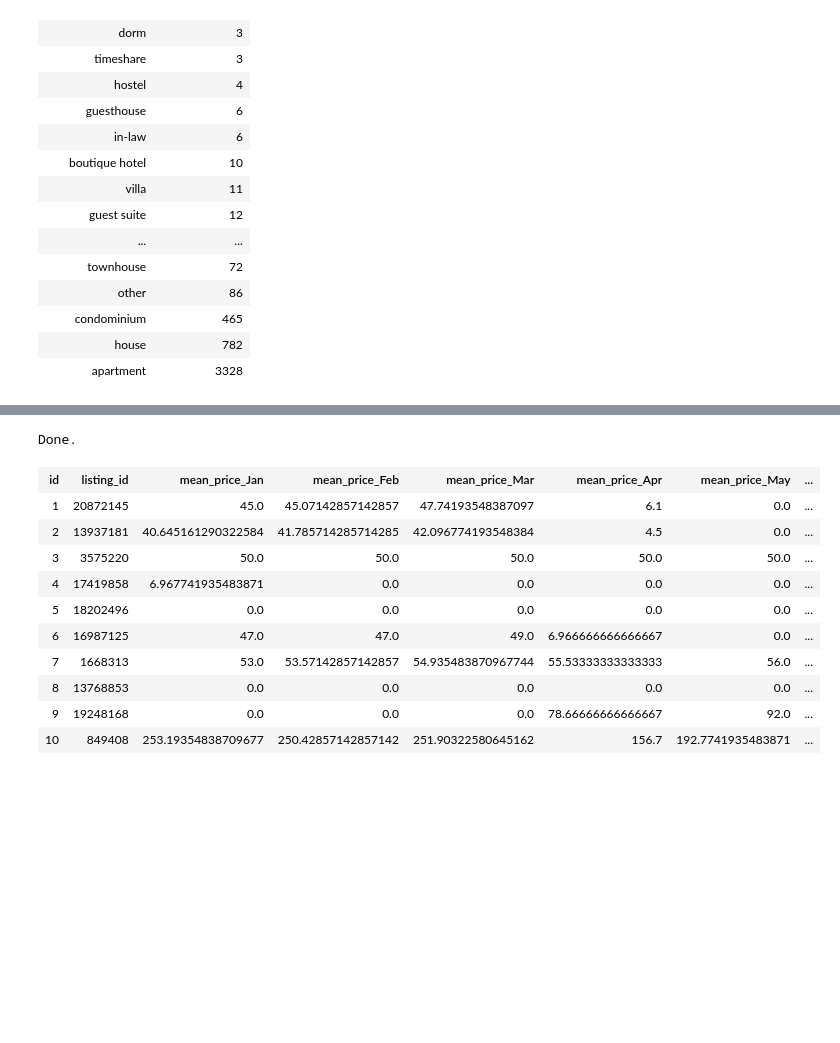
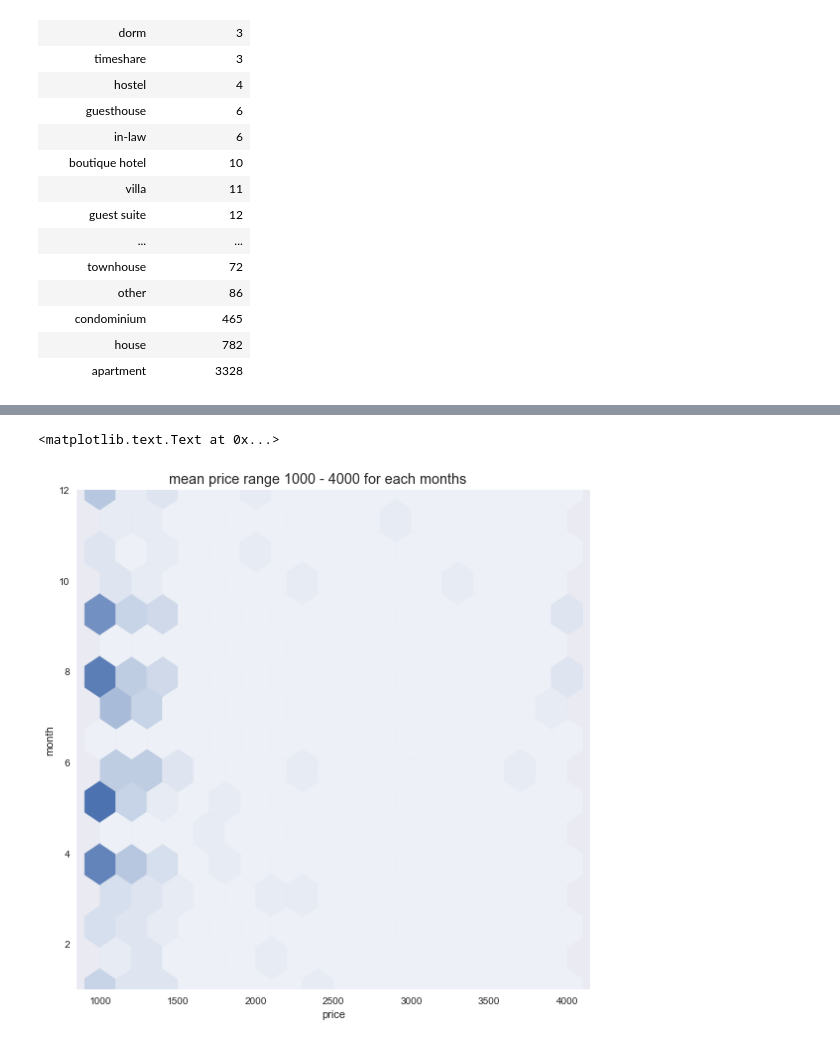
Before and after one commit to kzhang49/Hainan-Chicken, a Jupyter notebook: Airbnb_database.ipynb, the cells around one changed output, grey strips where cells are left out. Drawn from its saved outputs; the diff is of its cells as text; code cells hidden in the pictures; blank space fills up the shorter version.

```diff
--- a/Airbnb_database.ipynb
+++ b/Airbnb_database.ipynb
@@ -447,18 +451,42 @@ dataframe.plot.bar(x='room_type', title='room_type with average price of houses'
-# %%
-%%sql
-SELECT *
-FROM calendar
-LIMIT 10
-# %% [output]
-Done.
-| id | listing_id | mean_price_Jan | mean_price_Feb | mean_price_Mar | mean_price_Apr | mean_price_May | ... |
-| 1 | 20872145 | 45.0 | 45.07142857142857 | 47.74193548387097 | 6.1 | 0.0 | ... |
-| 2 | 13937181 | 40.645161290322584 | 41.785714285714285 | 42.096774193548384 | 4.5 | 0.0 | ... |
-| 3 | 3575220 | 50.0 | 50.0 | 50.0 | 50.0 | 50.0 | ... |
-| 4 | 17419858 | 6.967741935483871 | 0.0 | 0.0 | 0.0 | 0.0 | ... |
-| 5 | 18202496 | 0.0 | 0.0 | 0.0 | 0.0 | 0.0 | ... |
-| 6 | 16987125 | 47.0 | 47.0 | 49.0 | 6.966666666666667 | 0.0 | ... |
-| 7 | 1668313 | 53.0 | 53.57142857142857 | 54.935483870967744 | 55.53333333333333 | 56.0 | ... |
-| 8 | 13768853 | 0.0 | 0.0 | 0.0 | 0.0 | 0.0 | ... |
-| 9 | 19248168 | 0.0 | 0.0 | 0.0 | 78.66666666666667 | 92.0 | ... |
-| 10 | 849408 | 253.19354838709677 | 250.42857142857142 | 251.90322580645162 | 156.7 | 192.7741935483871 | ... |
+# %%
+label = ['mean_price_Jan','mean_price_Feb','mean_price_Mar','mean_price_Apr',
+         'mean_price_May','mean_price_Jun','mean_price_Jul','mean_price_Aug',
+         'mean_price_Sept','mean_price_Oct','mean_price_Nov','mean_price_Dec']
+df_column = ['1', '2', '3', '4', '5', '6', '7', '8', '9', '10', '11', '12']
+month = ['1', '2', '3', '4', '5', '6', '7', '8', '9', '10', '11', '12']
+for i, key in enumerate(label):
+    string = "SELECT {} FROM calendar ORDER BY {}".format(key, key)
+    c.execute(string)
+    df_column[i] =  pd.DataFrame(data = c.fetchall(), columns = ['price'])
+    #print(month[i], df_column[i].shape[0])
+    d = {'month':[month[i]]*int(df_column[i].shape[0])}
+
+    month[i] = pd.DataFrame(data = d)
+    df_column[i] = pd.concat([df_column[i], month[i]], axis = 1)
+#print(df_column[1])
+df = pd.concat([df_column[0], df_column[1], df_column[2], df_column[3],
+          df_column[4], df_column[5], df_column[6], df_column[7],
+          df_column[8],df_column[9],df_column[10], df_column[11]])
+df = df[(df.T != float(0)).all(0)]
+df = df[['month', 'price']]
+# %%
+# Price w/ monthes
+import seaborn as sns
+import numpy as np
+sns.set_context("poster")
+sns.set(style="ticks")
+np.random.seed(sum(map(ord, "axis_grids")))
+
+def hexbin(x, y, color, **kwargs):
+    cmap = sns.light_palette(color, as_cmap=True)
+    plt.hexbin(x, y, gridsize=15, cmap=cmap, **kwargs)
+
+with sns.axes_style("dark"):
+    g = sns.FacetGrid(df,  size=8, aspect = 1, ylim = (1,12))
+g.map(hexbin, "price", "month", extent=[1000, 4000, 1, 12])
+#g.map(hexbin, "price", "month", extent=[100, 500, 1, 12])
+plt.subplots_adjust(top=0.95)
+g.fig.suptitle("mean price range 1000 - 4000 for each months")
+# %% [output]
+<matplotlib.text.Text at 0x...>
+[figure, added]
```
Also changed, not shown: parts of 14 cells of this notebook.
